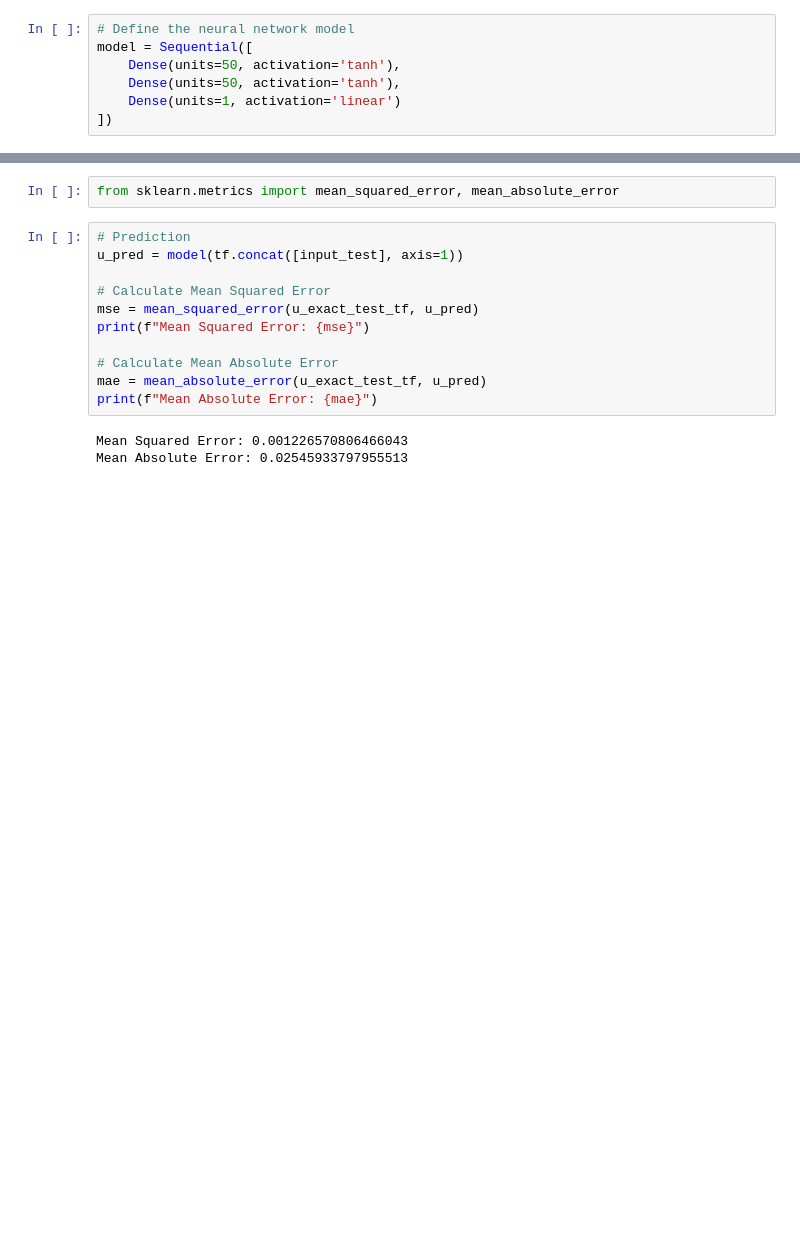
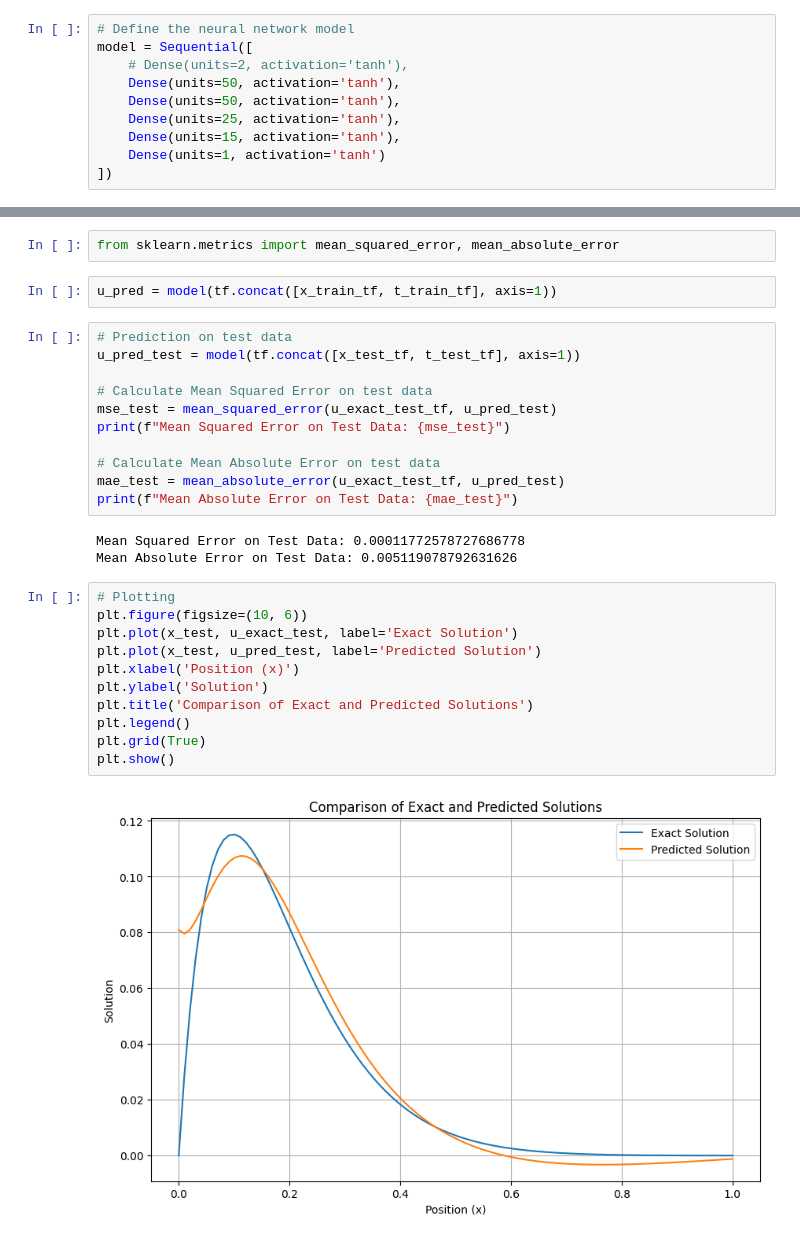
Before and after one commit to Adithyan-mp/PINN, a Jupyter notebook: 2_D_Heat_equation/update.ipynb, the cells around one changed output, grey strips where cells are left out. Drawn from its saved outputs; the diff is of its cells as text; blank space fills up the shorter version.

```diff
--- a/2_D_Heat_equation/update.ipynb
+++ b/2_D_Heat_equation/update.ipynb
@@ -38,7 +36,10 @@ u_exact_test_tf = tf.convert_to_tensor(u_exact_test, dtype=tf.float32)
 # %%
 # Define the neural network model
 model = Sequential([
+    # Dense(units=2, activation='tanh'),
     Dense(units=50, activation='tanh'),
     Dense(units=50, activation='tanh'),
-    Dense(units=1, activation='linear')
+    Dense(units=25, activation='tanh'),
+    Dense(units=15, activation='tanh'),
+    Dense(units=1, activation='tanh')
 ])
@@ -100,16 +102,31 @@ Epoch 1900/2000, Total Loss: 0.00297739589586854, Physics Loss: 0.00036996195558
 # %%
 from sklearn.metrics import mean_squared_error, mean_absolute_error
+# %%
+u_pred = model(tf.concat([x_train_tf, t_train_tf], axis=1))
 # %%
-# Prediction
-u_pred = model(tf.concat([input_test], axis=1))
+# Prediction on test data
+u_pred_test = model(tf.concat([x_test_tf, t_test_tf], axis=1))
 
-# Calculate Mean Squared Error
-mse = mean_squared_error(u_exact_test_tf, u_pred)
-print(f"Mean Squared Error: {mse}")
+# Calculate Mean Squared Error on test data
+mse_test = mean_squared_error(u_exact_test_tf, u_pred_test)
+print(f"Mean Squared Error on Test Data: {mse_test}")
 
-# Calculate Mean Absolute Error
-mae = mean_absolute_error(u_exact_test_tf, u_pred)
-print(f"Mean Absolute Error: {mae}")
+# Calculate Mean Absolute Error on test data
+mae_test = mean_absolute_error(u_exact_test_tf, u_pred_test)
+print(f"Mean Absolute Error on Test Data: {mae_test}")
 # %% [output]
-Mean Squared Error: 0.001226570806466043
-Mean Absolute Error: 0.02545933797955513
+Mean Squared Error on Test Data: 0.00011772578727686778
+Mean Absolute Error on Test Data: 0.005119078792631626
+# %%
+# Plotting
+plt.figure(figsize=(10, 6))
+plt.plot(x_test, u_exact_test, label='Exact Solution')
+plt.plot(x_test, u_pred_test, label='Predicted Solution')
+plt.xlabel('Position (x)')
+plt.ylabel('Solution')
+plt.title('Comparison of Exact and Predicted Solutions')
+plt.legend()
+plt.grid(True)
+plt.show()
+# %% [output]
+[figure, added]
```
Also changed, not shown: parts of 3 cells of this notebook, 1 other file.
